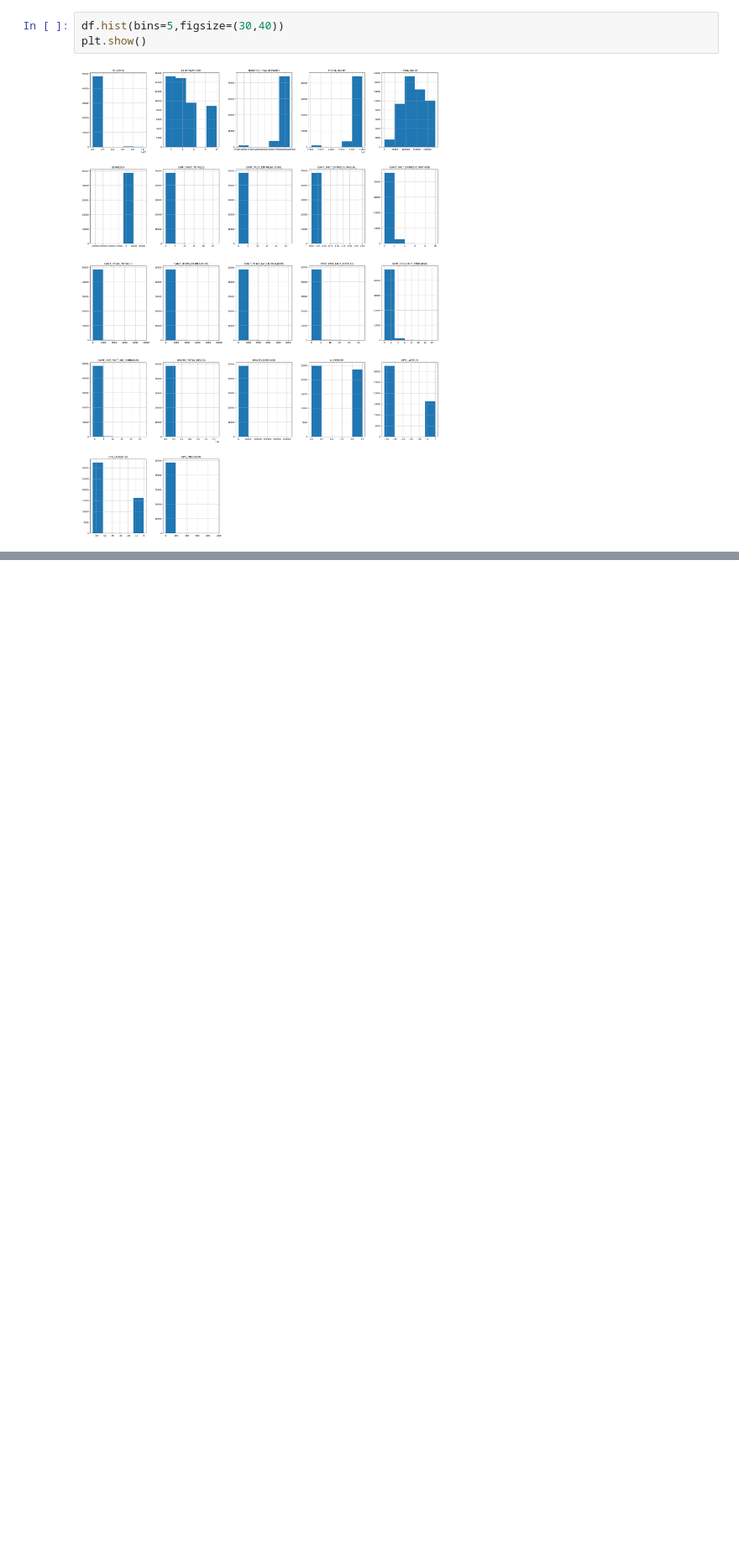
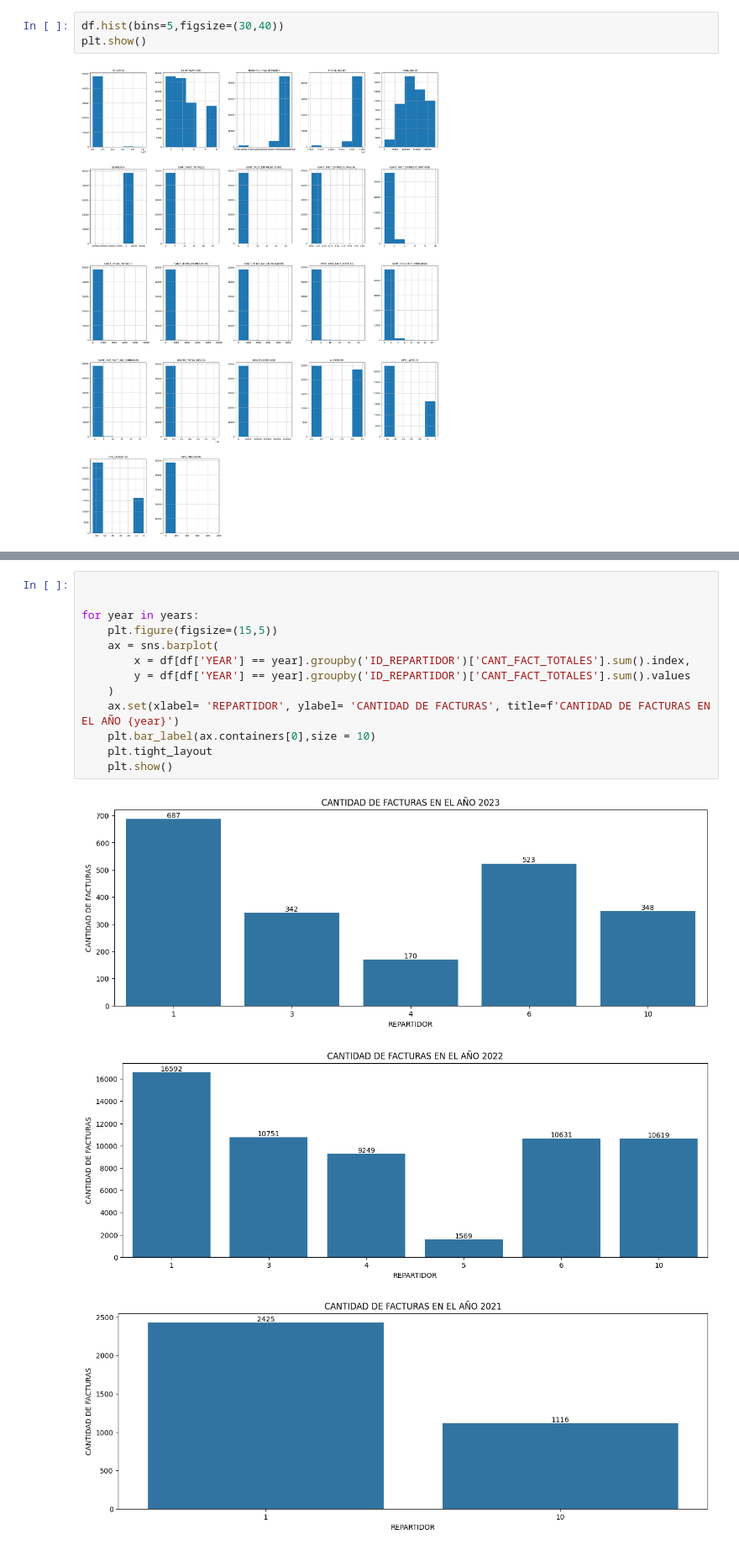
Before and after one commit to Lucaspadula/hackathon_mE, a Jupyter notebook: notebooks/1.0-act_rep-initial-data.ipynb, the cells around one changed output, grey strips where cells are left out. Shown at 84% size. Drawn from its saved outputs; the diff is of its cells as text; blank space fills up the shorter version.

```diff
--- a/notebooks/1.0-act_rep-initial-data.ipynb
+++ b/notebooks/1.0-act_rep-initial-data.ipynb
@@ -132,0 +248,17 @@ plt.show()
+# %%
+
+
+for year in years:
+    plt.figure(figsize=(15,5))
+    ax = sns.barplot(
+        x = df[df['YEAR'] == year].groupby('ID_REPARTIDOR')['CANT_FACT_TOTALES'].sum().index,
+        y = df[df['YEAR'] == year].groupby('ID_REPARTIDOR')['CANT_FACT_TOTALES'].sum().values
+    )
+    ax.set(xlabel= 'REPARTIDOR', ylabel= 'CANTIDAD DE FACTURAS', title=f'CANTIDAD DE FACTURAS EN EL AÑO {year}')
+    plt.bar_label(ax.containers[0],size = 10)
+    plt.tight_layout
+    plt.show()
+# %% [output]
+[figure, added]
+[figure, added]
+[figure, added]
```
Also changed, not shown: parts of 9 cells of this notebook, 3 other files.
